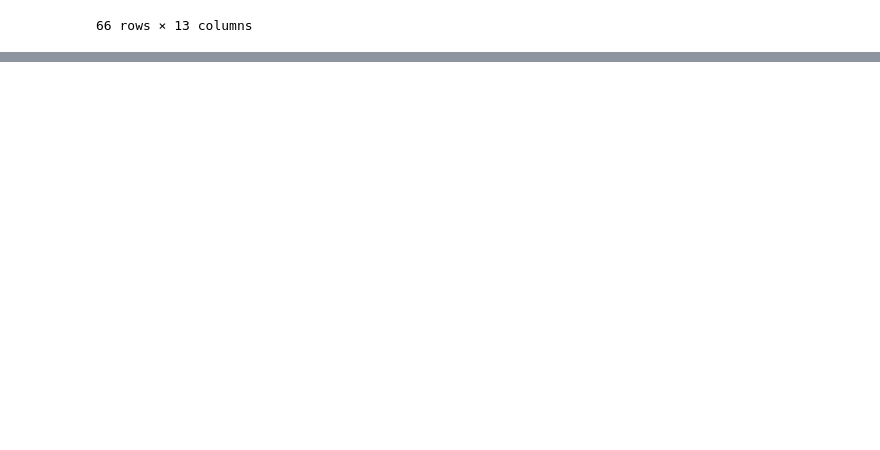
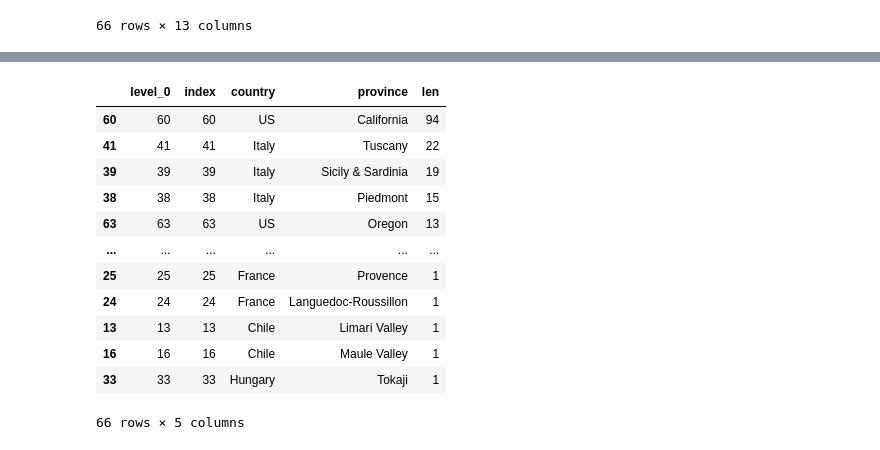
Before and after one commit to 1337tester/python-learning, a Jupyter notebook: invest/pandas_play/group_sort.ipynb, the cells around one changed output, grey strips where cells are left out. Drawn from its saved outputs; the diff is of its cells as text; code cells hidden in the pictures; blank space fills up the shorter version.

```diff
--- a/invest/pandas_play/group_sort.ipynb
+++ b/invest/pandas_play/group_sort.ipynb
@@ -105,0 +128,3 @@ reviews.groupby(['country', 'province']).apply(lambda df: df.loc[df.points.idxma
+# %%
+countries_reviewed = reviews.groupby(['country', 'province']).description.agg([len])
+countries_reviewed
@@ -105,0 +167,17 @@ reviews.groupby(['country', 'province']).apply(lambda df: df.loc[df.points.idxma
+# %%
+countries_reviewed = countries_reviewed.reset_index()
+countries_reviewed.sort_values(by='len', ascending=False)
+# %% [output]
+|  | level_0 | index | country | province | len |
+| 60 | 60 | 60 | US | California | 94 |
+| 41 | 41 | 41 | Italy | Tuscany | 22 |
+| 39 | 39 | 39 | Italy | Sicily & Sardinia | 19 |
+| 38 | 38 | 38 | Italy | Piedmont | 15 |
+| 63 | 63 | 63 | US | Oregon | 13 |
+| ... | ... | ... | ... | ... | ... |
+| 25 | 25 | 25 | France | Provence | 1 |
+| 24 | 24 | 24 | France | Languedoc-Roussillon | 1 |
+| 13 | 13 | 13 | Chile | Limarí Valley | 1 |
+| 16 | 16 | 16 | Chile | Maule Valley | 1 |
+| 33 | 33 | 33 | Hungary | Tokaji | 1 |
+66 rows × 5 columns
```
Also changed, not shown: parts of 12 cells of this notebook, 1 other file.
